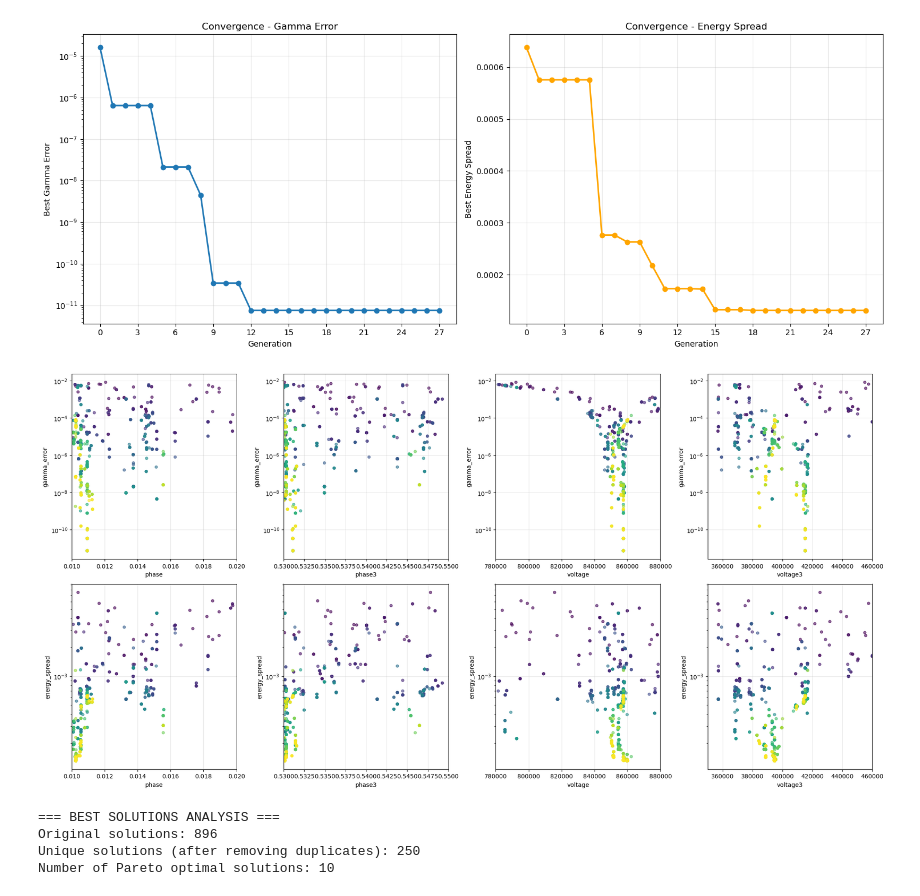
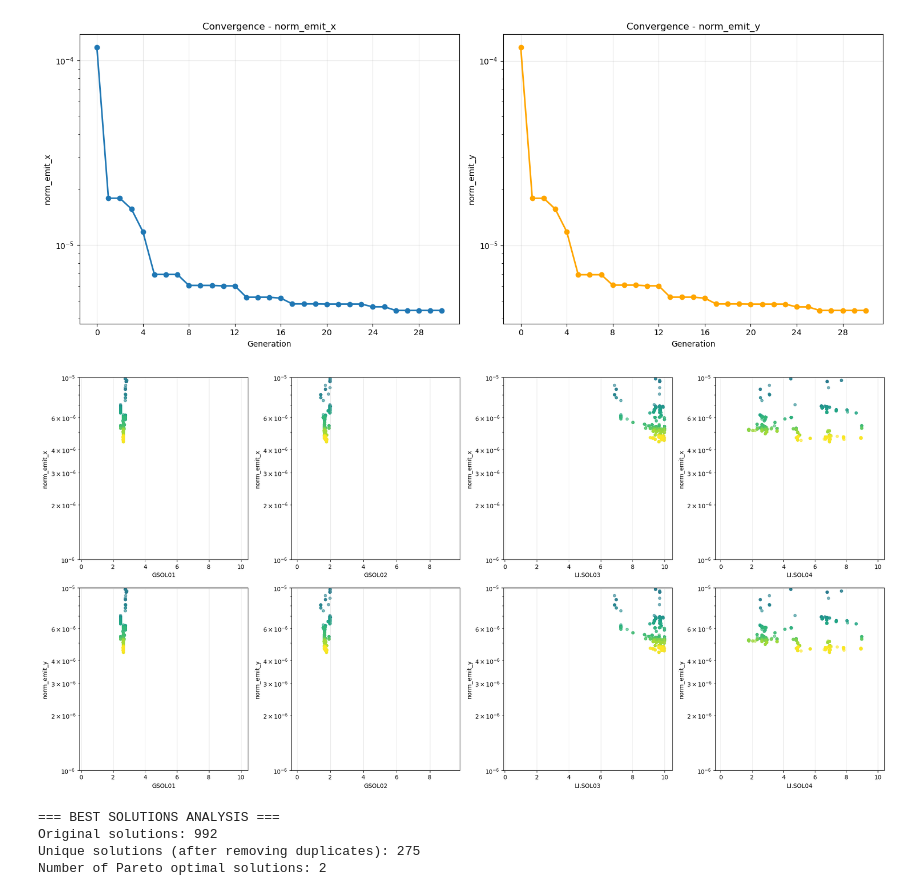
Before and after one commit to ndwang/LEC_optimization, a Jupyter notebook: read_output.ipynb, the cells around one changed output. Cells and saved outputs as stored; diff of their text form; code cells hidden in the pictures.

```diff
--- a/read_output.ipynb
+++ b/read_output.ipynb
@@ -45,7 +41,9 @@ Number of generations: 28
 # %%
 # Define variables and objectives
-variables = ['phase', 'phase3', 'voltage', 'voltage3']
-objectives = ['gamma_error', 'energy_spread']
+#variables = ['phase', 'phase3', 'voltage', 'voltage3']
+#objectives = ['gamma_error', 'energy_spread']
+variables = ['GSOL01', 'GSOL02', 'LI.SOL03', 'LI.SOL04']
+objectives = ['norm_emit_x', 'norm_emit_y']
 
 print("Variables:", variables)
 print("Objectives:", objectives)
@@ -70,11 +68,11 @@ energy_spread: [1.31e-04, 7.48e-03]
 fig, ax = plt.subplots(figsize=(10, 8))
 
 # Create scatter plot with color based on generation
-scatter = ax.scatter(pop_df['gamma_error'], pop_df['energy_spread'],
+scatter = ax.scatter(pop_df[objectives[0]], pop_df[objectives[1]],
                     c=pop_df['generation'], cmap='viridis', alpha=0.6, s=50)
 
-ax.set_xlabel('Gamma Error')
-ax.set_ylabel('Energy Spread')
+ax.set_xlabel(objectives[0])
+ax.set_ylabel(objectives[1])
 ax.set_title('Objective Space - Generation Evolution')
 ax.set_xscale('log')
 ax.set_yscale('log')
@@ -94,24 +92,25 @@ fig, axes = plt.subplots(1, 2, figsize=(15, 6))
 
 # Calculate best values per generation
 best_per_gen = pop_df.groupby('generation').agg({
-    'gamma_error': 'min',
-    'energy_spread': 'min'
+    objectives[0]: 'min',
+    objectives[1]: 'min'
 }).reset_index()
 
 # Plot convergence
-axes[0].plot(best_per_gen['generation'], best_per_gen['gamma_error'], 'o-', linewidth=2, markersize=6)
+axes[0].plot(best_per_gen['generation'], best_per_gen[objectives[0]], 'o-', linewidth=2, markersize=6)
 axes[0].set_xlabel('Generation')
-axes[0].set_ylabel('Best Gamma Error')
-axes[0].set_title('Convergence - Gamma Error')
+axes[0].set_ylabel(objectives[0])
+axes[0].set_title('Convergence - ' + objectives[0])
 axes[0].set_yscale('log')
 axes[0].grid(True, alpha=0.3)
 # Force integer x-ticks
 axes[0].xaxis.set_major_locator(plt.MaxNLocator(integer=True))
 
-axes[1].plot(best_per_gen['generation'], best_per_gen['energy_spread'], 'o-', linewidth=2, markersize=6, color='orange')
+axes[1].plot(best_per_gen['generation'], best_per_gen[objectives[1]], 'o-', linewidth=2, markersize=6, color='orange')
 axes[1].set_xlabel('Generation')
-axes[1].set_ylabel('Best Energy Spread')
-axes[1].set_title('Convergence - Energy Spread')
+axes[1].set_ylabel(objectives[1])
+axes[1].set_title('Convergence - ' + objectives[1])
+axes[1].set_yscale('log')
 axes[1].grid(True, alpha=0.3)
 # Force integer x-ticks
 axes[1].xaxis.set_major_locator(plt.MaxNLocator(integer=True))
@@ -119,32 +118,25 @@ axes[1].xaxis.set_major_locator(plt.MaxNLocator(integer=True))
 plt.tight_layout()
 plt.show()
 # %% [output]
-[figure, old version]
+[figure, new version]
 # %%
 # 5. Variable vs Objective relationships
 fig, axes = plt.subplots(2, 4, figsize=(20, 10))
 
 for i, var in enumerate(variables):
     for j, obj in enumerate(objectives):
         ax = axes[j, i]
         ax.scatter(pop_df[var], pop_df[obj], alpha=0.6, s=20, c=pop_df['generation'], cmap='viridis')
         ax.set_xlabel(var)
         ax.set_ylabel(obj)
         ax.set_yscale('log')
         ax.grid(True, alpha=0.3)
-        if var == 'phase':
-            ax.set_xlim(0.01, 0.02)
-        elif var == 'phase3':
-            ax.set_xlim(0.53, 0.55)
-        elif var == 'voltage':
-            ax.set_xlim(780e3, 880e3)
-        elif var == 'voltage3':
-            ax.set_xlim(350e3, 460e3)
+        ax.set_ylim(1e-6, 1e-5)
 
 plt.tight_layout()
 plt.show()
 # %% [output]
-[figure, old version]
+[figure, new version]
 # %%
 # 6. Find and analyze the best solutions
 print("=== BEST SOLUTIONS ANALYSIS ===")
@@ -158,10 +150,10 @@ print(f"Unique solutions (after removing duplicates): {len(pop_df_unique)}")
 def is_dominated(row, df):
     """Check if a solution is dominated by any other solution"""
     for _, other_row in df.iterrows():
-        if (other_row['gamma_error'] <= row['gamma_error'] and
-            other_row['energy_spread'] <= row['energy_spread'] and
-            (other_row['gamma_error'] < row['gamma_error'] or
-             other_row['energy_spread'] < row['energy_spread'])):
+        if (other_row[objectives[0]] <= row[objectives[0]] and
+            other_row[objectives[1]] <= row[objectives[1]] and
+            (other_row[objectives[0]] < row[objectives[0]] or
+             other_row[objectives[1]] < row[objectives[1]])):
             return True
     return False
 
@@ -175,9 +167,9 @@ pareto_df = pd.DataFrame(pareto_front)
 print(f"Number of Pareto optimal solutions: {len(pareto_df)}")
 # %% [output]
 === BEST SOLUTIONS ANALYSIS ===
-Original solutions: 896
-Unique solutions (after removing duplicates): 250
-Number of Pareto optimal solutions: 10
+Original solutions: 992
+Unique solutions (after removing duplicates): 275
+Number of Pareto optimal solutions: 2
 # %%
 # 7. Plot Pareto front with best solutions highlighted
 fig, ax = plt.subplots(figsize=(12, 8))
```
Also changed, not shown: parts of 14 cells of this notebook, 2 other files.
